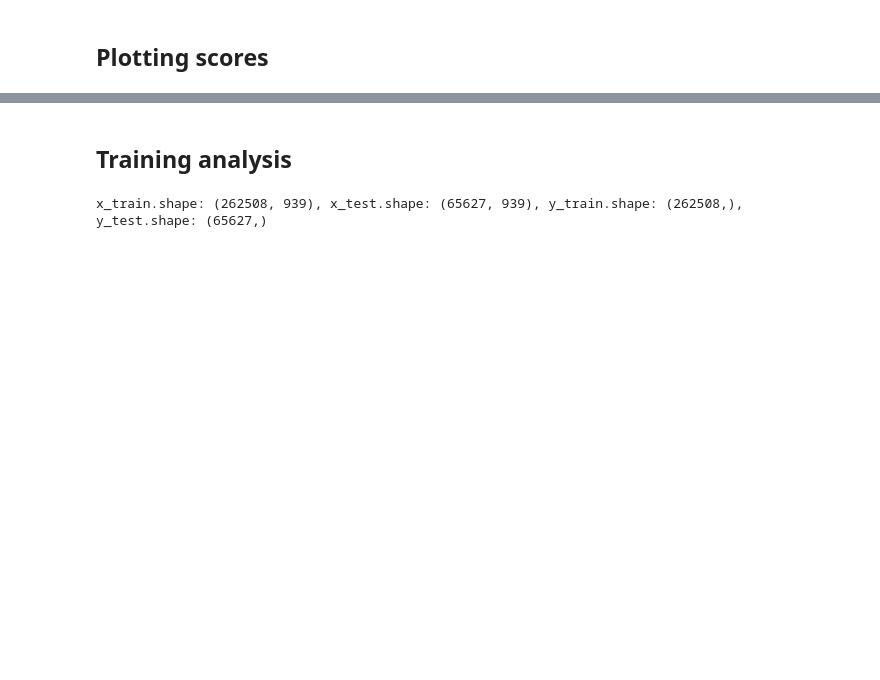
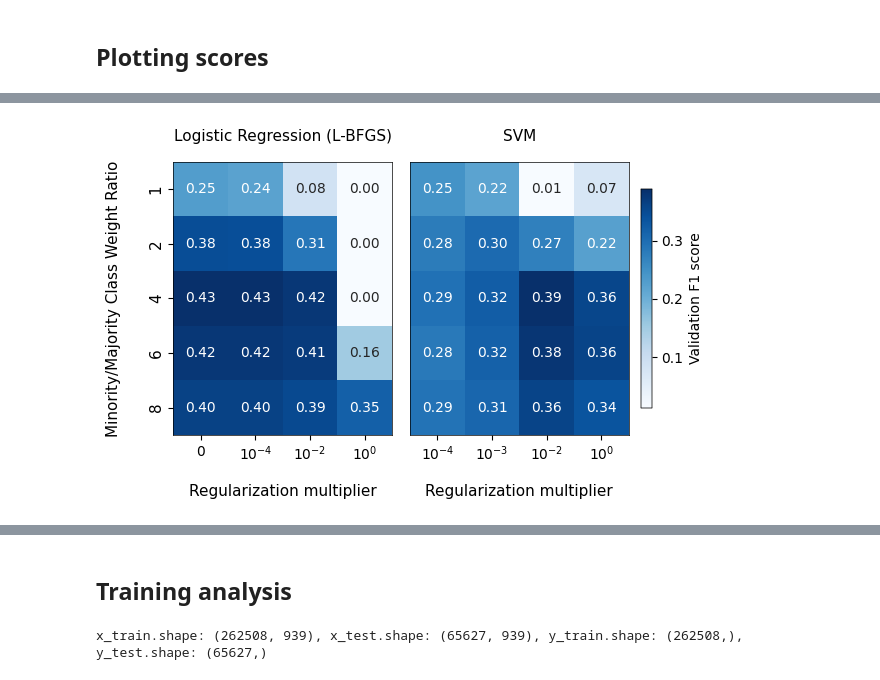
Before and after one commit to CS-433/linden_league_project1, a Jupyter notebook: analysis.ipynb, the cells around one changed output, grey strips where cells are left out. Drawn from its saved outputs; the diff is of its cells as text; code cells hidden in the pictures; blank space fills up the shorter version.

```diff
--- a/analysis.ipynb
+++ b/analysis.ipynb
@@ -116 +90,72 @@ fig.savefig("hyperparam_search.pdf", bbox_inches="tight")
+# %%
+logreg_xtick_labels = [r"$10^{{{}}}$".format(int(np.log10(x))) if x != 0 else "0" for x in logreg["uniq_2"]]
+svm_xtick_labels = [r"$10^{{{}}}$".format(int(np.log10(x))) if x != 0 else "0" for x in svm["uniq_2"]]
+
+fontsize = 11
+
+fig, axs = plt.subplots(1, 2, figsize=(12, 4))
+
+# left - Logistic Regression
+sns.heatmap(
+    logreg["grid"],
+    annot=True,
+    fmt=".2f",
+    cmap="Blues",
+    ax=axs[0],
+    cbar=False,
+    annot_kws={"fontsize": 10},
+    square=True,
+)
+axs[0].set_title("Logistic Regression (L-BFGS)", fontsize=fontsize, pad=15)
+axs[0].set_xlabel("Regularization multiplier", fontsize=fontsize, labelpad=15)
+axs[0].set_ylabel("Minority/Majority Class Weight Ratio", fontsize=fontsize, labelpad=20)
+axs[0].set_xticks(np.arange(len(logreg["uniq_2"])) + 0.5)
+axs[0].set_xticklabels(logreg_xtick_labels, fontsize=fontsize-1)
+axs[0].set_yticks(np.arange(len(logreg["uniq_1"])) + 0.5)
+axs[0].set_yticklabels(logreg["uniq_1"], fontsize=fontsize)
+
+# Add border to the left heatmap
+for spine in axs[0].spines.values():
+    spine.set_visible(True)
+    spine.set_linewidth(0.5)  # Adjust the border thickness if needed
+
+# right - SVM
+sns.heatmap(
+    svm["grid"],
+    annot=True,
+    fmt=".2f",
+    cmap="Blues",
+    ax=axs[1],
+    cbar=True,
+    cbar_kws={"shrink": 0.8, "label": "Validation F1 score", "pad": 0.01},
+    annot_kws={"fontsize": 10},
+    square=True,
+)
+axs[1].set_title("SVM", fontsize=fontsize, pad=15)
+axs[1].set_xlabel("Regularization multiplier", fontsize=fontsize, labelpad=15)
+axs[1].set_xticks(np.arange(len(svm["uniq_2"])) + 0.5)
+axs[1].set_xticklabels(svm_xtick_labels, fontsize=fontsize-1)
+axs[1].set_yticks([])
+axs[1].set_yticklabels([])
+
+# Add border to the right heatmap
+for spine in axs[1].spines.values():
+    spine.set_visible(True)
+    spine.set_linewidth(0.5)  # Adjust the border thickness if needed
+
+# Add border to the color bar
+cbar = axs[1].collections[0].colorbar
+for spine in cbar.ax.spines.values():
+    spine.set_visible(True)
+    spine.set_linewidth(0.3)
+
+# Adjust layout for better spacing
+fig.tight_layout()
+plt.subplots_adjust(wspace=-1.06)
+plt.show()
+
+# Save as pdf
+fig.savefig("hyperparam_search.pdf", bbox_inches="tight")
+# %% [output]
+[figure, added]
 # %%
```
Also changed, not shown: parts of 13 cells of this notebook.
